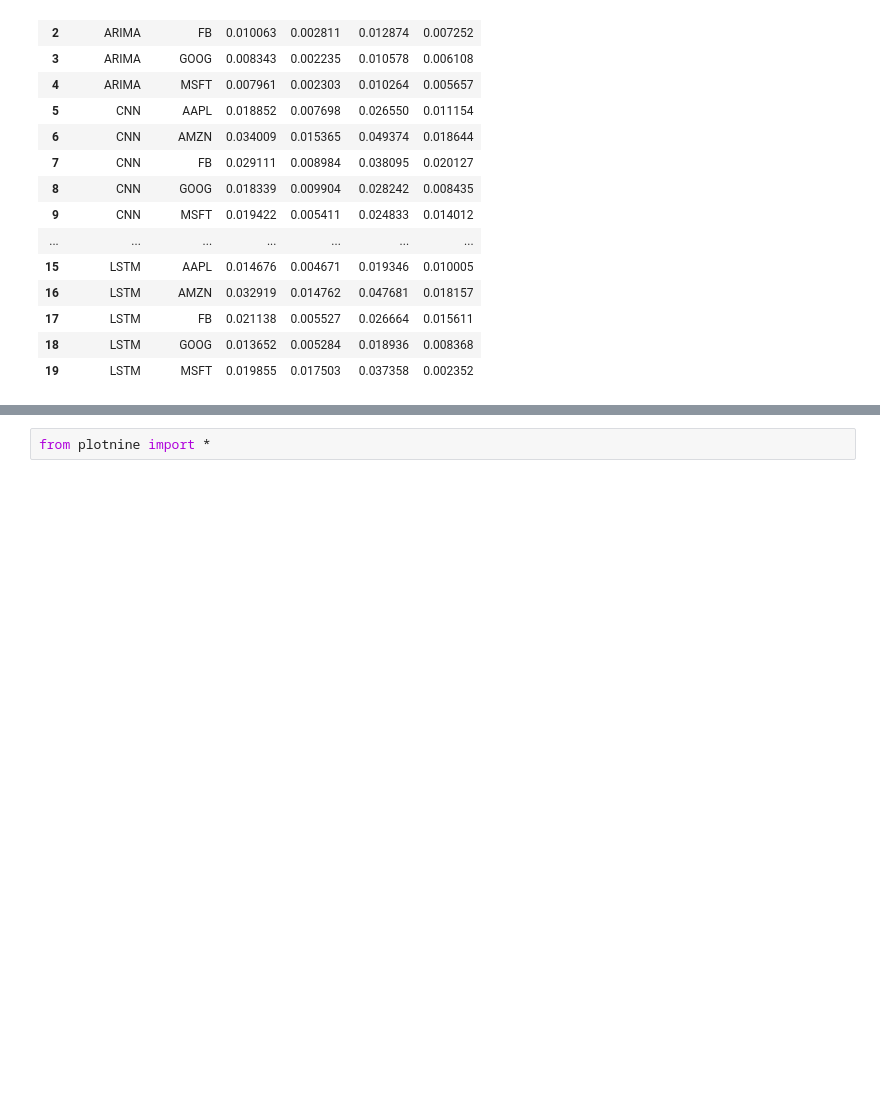
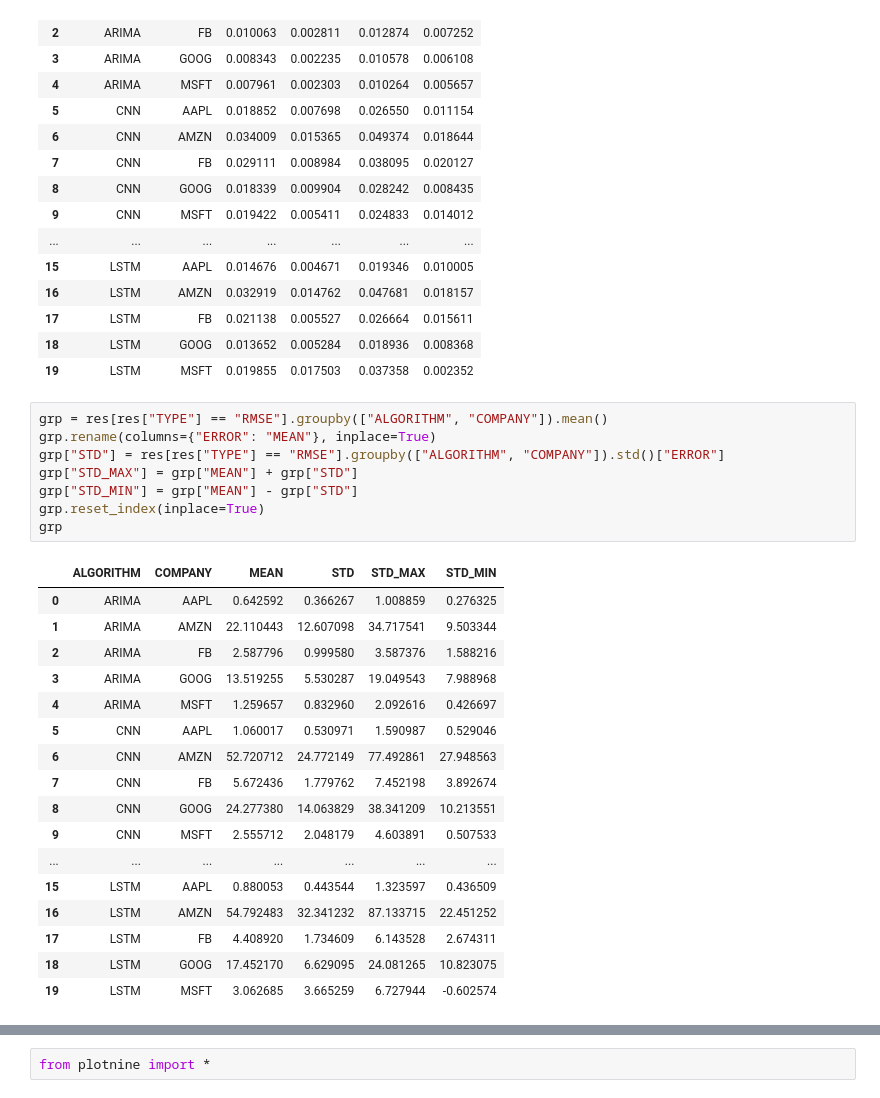
Before and after one commit to do8572/Financial-Time-Series-Prediction, a Jupyter notebook: Untitled.ipynb, the cells around one changed output, grey strips where cells are left out. Saved outputs shown, nothing was run; the diff lists cells and outputs as text; blank space fills up the shorter version.

```diff
--- a/Untitled.ipynb
+++ b/Untitled.ipynb
@@ -50,3 +50,29 @@ grp
 | 17 | LSTM | FB | 0.021138 | 0.005527 | 0.026664 | 0.015611 |
 | 18 | LSTM | GOOG | 0.013652 | 0.005284 | 0.018936 | 0.008368 |
 | 19 | LSTM | MSFT | 0.019855 | 0.017503 | 0.037358 | 0.002352 |
+# %%
+grp = res[res["TYPE"] == "RMSE"].groupby(["ALGORITHM", "COMPANY"]).mean()
+grp.rename(columns={"ERROR": "MEAN"}, inplace=True)
+grp["STD"] = res[res["TYPE"] == "RMSE"].groupby(["ALGORITHM", "COMPANY"]).std()["ERROR"]
+grp["STD_MAX"] = grp["MEAN"] + grp["STD"]
+grp["STD_MIN"] = grp["MEAN"] - grp["STD"]
+grp.reset_index(inplace=True)
+grp
+# %% [output]
+|  | ALGORITHM | COMPANY | MEAN | STD | STD_MAX | STD_MIN |
+| 0 | ARIMA | AAPL | 0.642592 | 0.366267 | 1.008859 | 0.276325 |
+| 1 | ARIMA | AMZN | 22.110443 | 12.607098 | 34.717541 | 9.503344 |
+| 2 | ARIMA | FB | 2.587796 | 0.999580 | 3.587376 | 1.588216 |
+| 3 | ARIMA | GOOG | 13.519255 | 5.530287 | 19.049543 | 7.988968 |
+| 4 | ARIMA | MSFT | 1.259657 | 0.832960 | 2.092616 | 0.426697 |
+| 5 | CNN | AAPL | 1.060017 | 0.530971 | 1.590987 | 0.529046 |
+| 6 | CNN | AMZN | 52.720712 | 24.772149 | 77.492861 | 27.948563 |
+| 7 | CNN | FB | 5.672436 | 1.779762 | 7.452198 | 3.892674 |
+| 8 | CNN | GOOG | 24.277380 | 14.063829 | 38.341209 | 10.213551 |
+| 9 | CNN | MSFT | 2.555712 | 2.048179 | 4.603891 | 0.507533 |
+| ... | ... | ... | ... | ... | ... | ... |
+| 15 | LSTM | AAPL | 0.880053 | 0.443544 | 1.323597 | 0.436509 |
+| 16 | LSTM | AMZN | 54.792483 | 32.341232 | 87.133715 | 22.451252 |
+| 17 | LSTM | FB | 4.408920 | 1.734609 | 6.143528 | 2.674311 |
+| 18 | LSTM | GOOG | 17.452170 | 6.629095 | 24.081265 | 10.823075 |
+| 19 | LSTM | MSFT | 3.062685 | 3.665259 | 6.727944 | -0.602574 |
```
Also changed, not shown: parts of 5 cells of this notebook, 2 other files.
